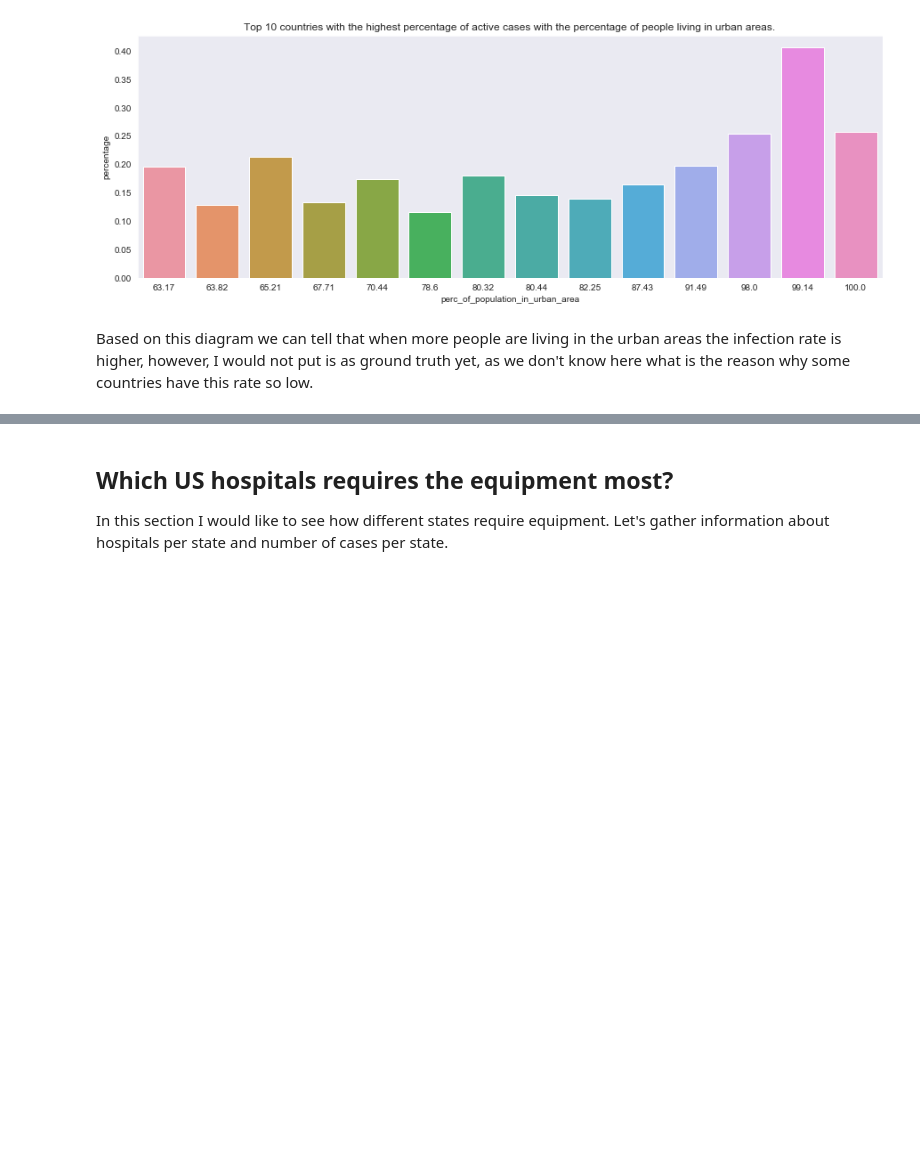
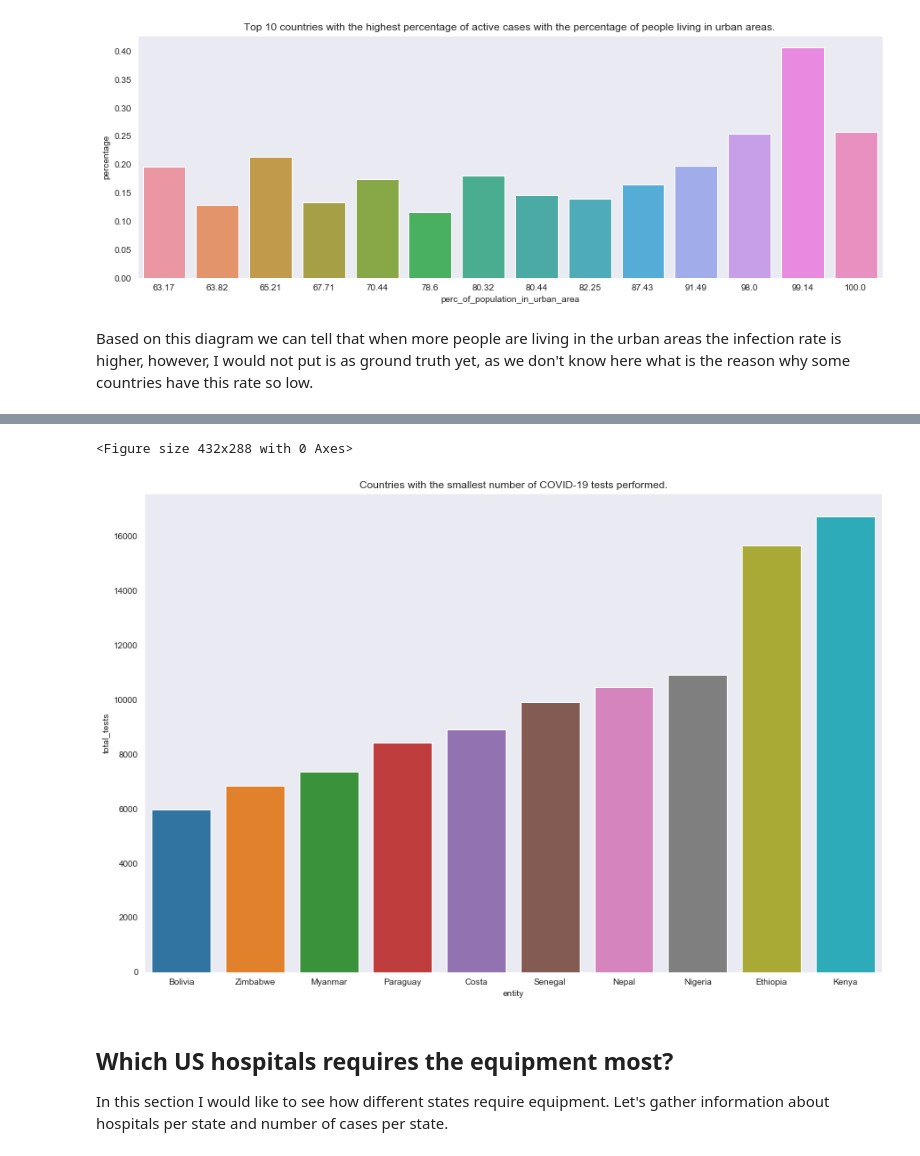
Before and after one commit to WernherVonData/Covid-19-Uncover-Challange, a Jupyter notebook: Be safe - who is in the biggest need of PPE.ipynb, the cells around one changed output, grey strips where cells are left out. Cells and saved outputs as stored; diff of their text form; code cells hidden in the pictures; blank space fills up the shorter version.

```diff
--- a/Be safe - who is in the biggest need of PPE.ipynb
+++ b/Be safe - who is in the biggest need of PPE.ipynb
@@ -303,3 +354,12 @@ Based on this diagram we can tell that when more people are living in the urban
+# %%
+plt.clf()
+plt.figure(figsize=(15,10))
+ax = sns.barplot(x='entity', y='total_tests', data=tests_total.sort_values('total_tests').head(10))
+ax.set_title('Countries with the smallest number of COVID-19 tests performed.')
+plt.show()
+# %% [output]
+<Figure size 432x288 with 0 Axes>
+[figure, added]
 # %% [markdown]
 ## Which US hospitals requires the equipment most?
 
```
Also changed, not shown: parts of 17 cells of this notebook.
